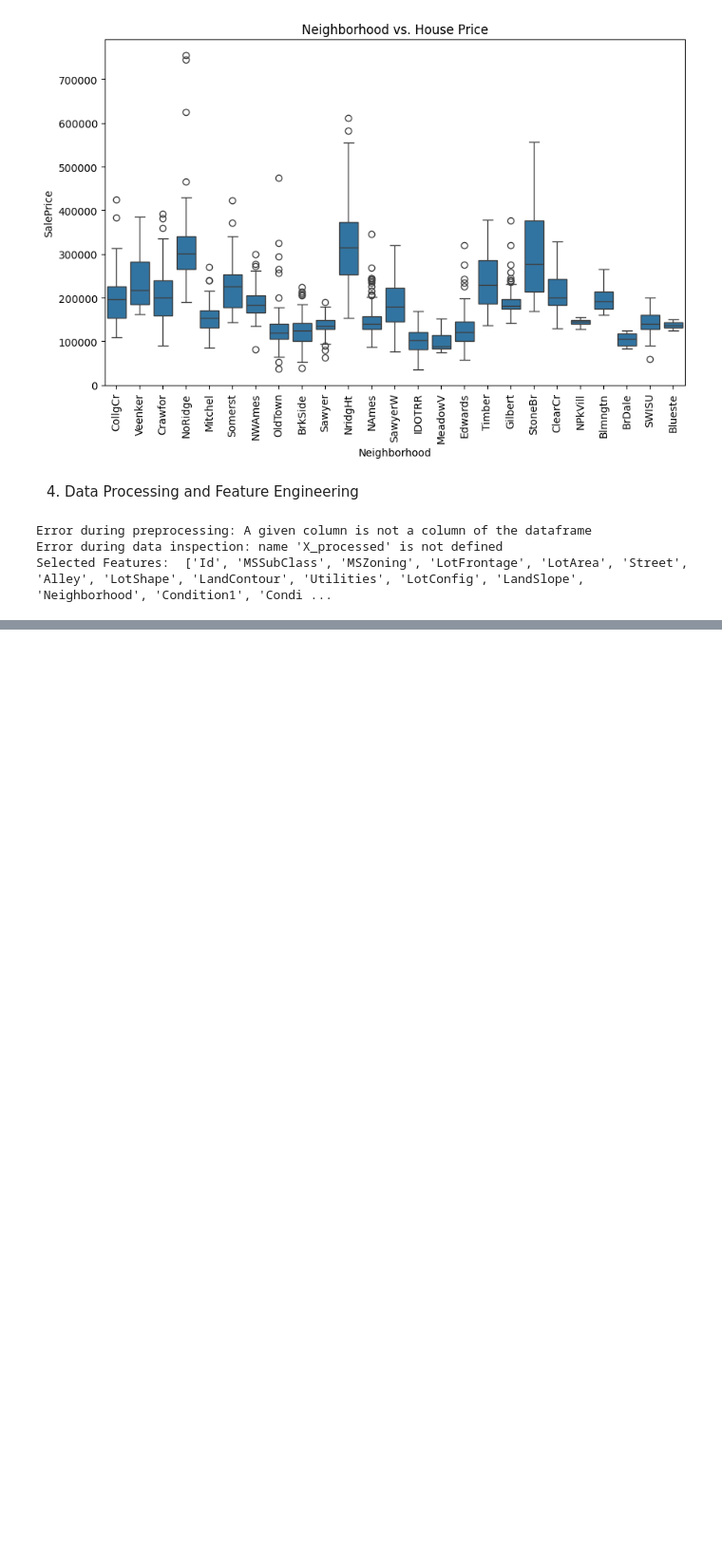
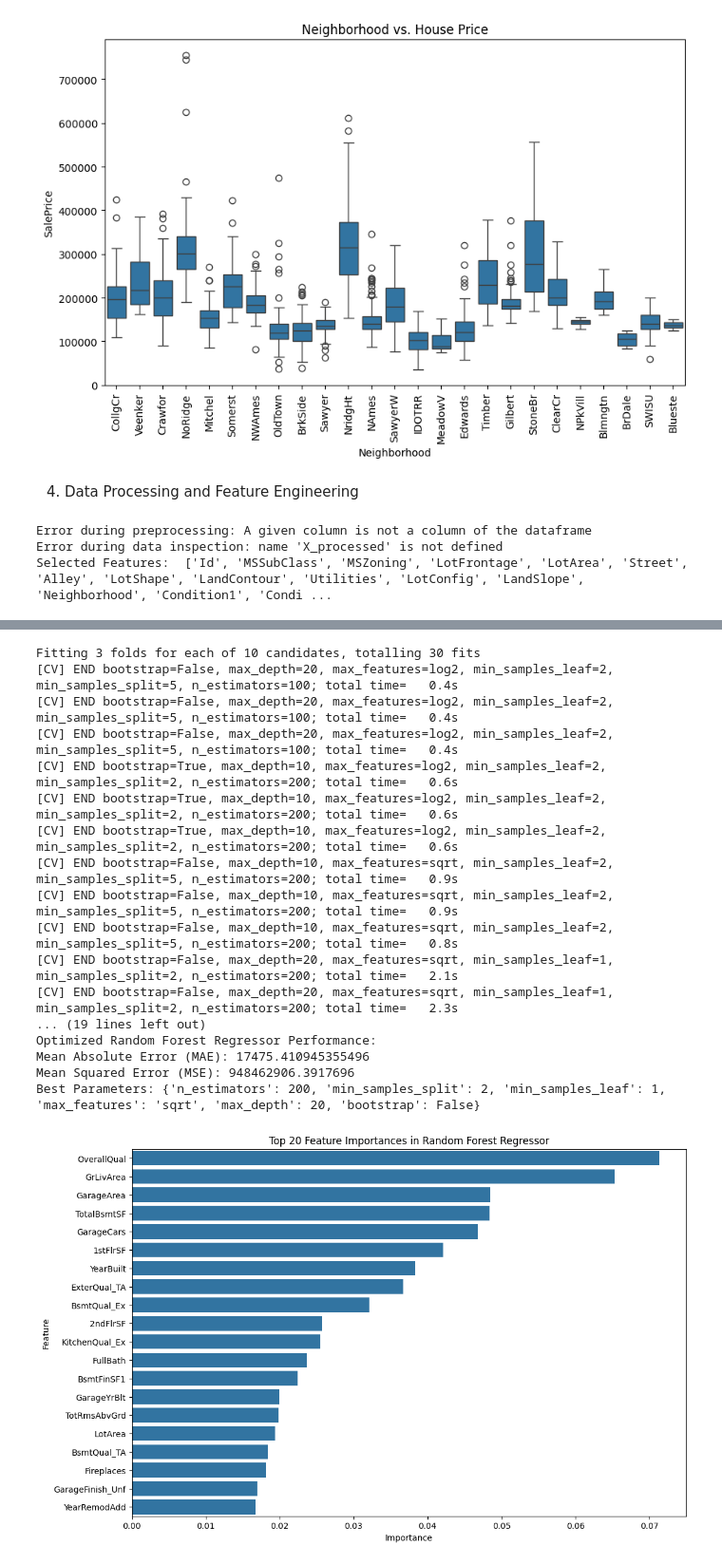
Before and after one commit to OzPol/DataScience, a Jupyter notebook: notebooks/EDA.ipynb, the cells around one changed output, grey strips where cells are left out. Shown at 95% size. Saved outputs shown, nothing was run; the diff lists cells and outputs as text; code cells hidden in the pictures; blank space fills up the shorter version.

```diff
--- a/notebooks/EDA.ipynb
+++ b/notebooks/EDA.ipynb
@@ -129,0 +234,80 @@ Selected Features:  ['Id', 'MSSubClass', 'MSZoning', 'LotFrontage', 'LotArea', '
+# %%
+from sklearn.model_selection import RandomizedSearchCV
+
+# Define a more efficient parameter grid for quicker optimization
+param_grid = {
+    'n_estimators': [100, 200, 300],
+    'max_features': ['sqrt', 'log2'],
+    'max_depth': [10, 20, None],
+    'min_samples_split': [2, 5],
+    'min_samples_leaf': [1, 2],
+    'bootstrap': [True, False]
+}
+
+# Define the RandomizedSearchCV with fewer iterations
+rf_random = RandomizedSearchCV(estimator=RandomForestRegressor(), param_distributions=param_grid,
+                               n_iter=10, cv=3, verbose=2, random_state=42, n_jobs=-1)
+
+# Fit the RandomizedSearchCV
+rf_random.fit(X_train, y_train)
+
+# Get the best parameters
+best_params = rf_random.best_params_
+
+# Train the final model with the best parameters
+rf_optimized = RandomForestRegressor(**best_params)
+rf_optimized.fit(X_train, y_train)
+
+# Make predictions
+y_pred_optimized = rf_optimized.predict(X_test)
+
+# Evaluate the model
+mae_optimized = mean_absolute_error(y_test, y_pred_optimized)
+mse_optimized = mean_squared_error(y_test, y_pred_optimized)
+
+# Display the results
+print("Optimized Random Forest Regressor Performance:")
+print(f"Mean Absolute Error (MAE): {mae_optimized}")
+print(f"Mean Squared Error (MSE): {mse_optimized}")
+print(f"Best Parameters: {best_params}")
+
+# Evaluate feature importance
+feature_importances = rf_optimized.feature_importances_
+
+# Get feature names
+onehot_features = list(preprocessor.transformers_[1][1].named_steps['onehot'].get_feature_names_out(cat_cols))
+all_features = num_cols + onehot_features
+
+# Create a DataFrame for feature importances
+feature_importances_df = pd.DataFrame({
+    'Feature': all_features,
+    'Importance': feature_importances
+})
+
+# Sort the DataFrame by importance
+feature_importances_df = feature_importances_df.sort_values(by='Importance', ascending=False)
+
+# Plot feature importances
+plt.figure(figsize=(12, 8))
+sns.barplot(x='Importance', y='Feature', data=feature_importances_df.head(20))
+plt.title('Top 20 Feature Importances in Random Forest Regressor')
+plt.show()
+# %% [output]
+Fitting 3 folds for each of 10 candidates, totalling 30 fits
+[CV] END bootstrap=False, max_depth=20, max_features=log2, min_samples_leaf=2, min_samples_split=5, n_estimators=100; total time=   0.4s
+[CV] END bootstrap=False, max_depth=20, max_features=log2, min_samples_leaf=2, min_samples_split=5, n_estimators=100; total time=   0.4s
+[CV] END bootstrap=False, max_depth=20, max_features=log2, min_samples_leaf=2, min_samples_split=5, n_estimators=100; total time=   0.4s
+[CV] END bootstrap=True, max_depth=10, max_features=log2, min_samples_leaf=2, min_samples_split=2, n_estimators=200; total time=   0.6s
+[CV] END bootstrap=True, max_depth=10, max_features=log2, min_samples_leaf=2, min_samples_split=2, n_estimators=200; total time=   0.6s
+[CV] END bootstrap=True, max_depth=10, max_features=log2, min_samples_leaf=2, min_samples_split=2, n_estimators=200; total time=   0.6s
+[CV] END bootstrap=False, max_depth=10, max_features=sqrt, min_samples_leaf=2, min_samples_split=5, n_estimators=200; total time=   0.9s
+[CV] END bootstrap=False, max_depth=10, max_features=sqrt, min_samples_leaf=2, min_samples_split=5, n_estimators=200; total time=   0.9s
+[CV] END bootstrap=False, max_depth=10, max_features=sqrt, min_samples_leaf=2, min_samples_split=5, n_estimators=200; total time=   0.8s
+[CV] END bootstrap=False, max_depth=20, max_features=sqrt, min_samples_leaf=1, min_samples_split=2, n_estimators=200; total time=   2.1s
+[CV] END bootstrap=False, max_depth=20, max_features=sqrt, min_samples_leaf=1, min_samples_split=2, n_estimators=200; total time=   2.3s
+... (19 lines left out)
+Optimized Random Forest Regressor Performance:
+Mean Absolute Error (MAE): 17475.410945355496
+Mean Squared Error (MSE): 948462906.3917696
+Best Parameters: {'n_estimators': 200, 'min_samples_split': 2, 'min_samples_leaf': 1, 'max_features': 'sqrt', 'max_depth': 20, 'bootstrap': False}
+[figure, added]
```
Also changed, not shown: parts of 3 cells of this notebook.
